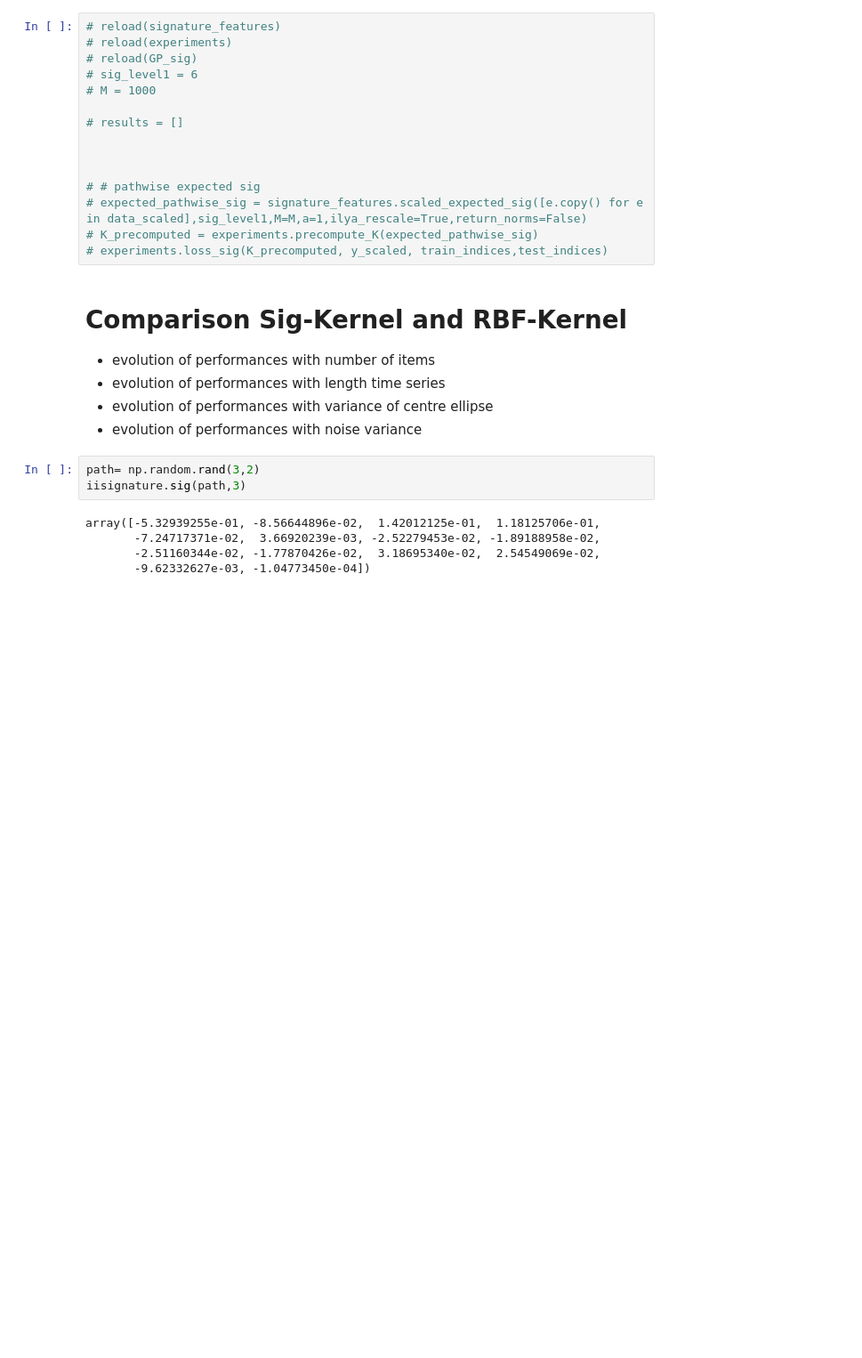
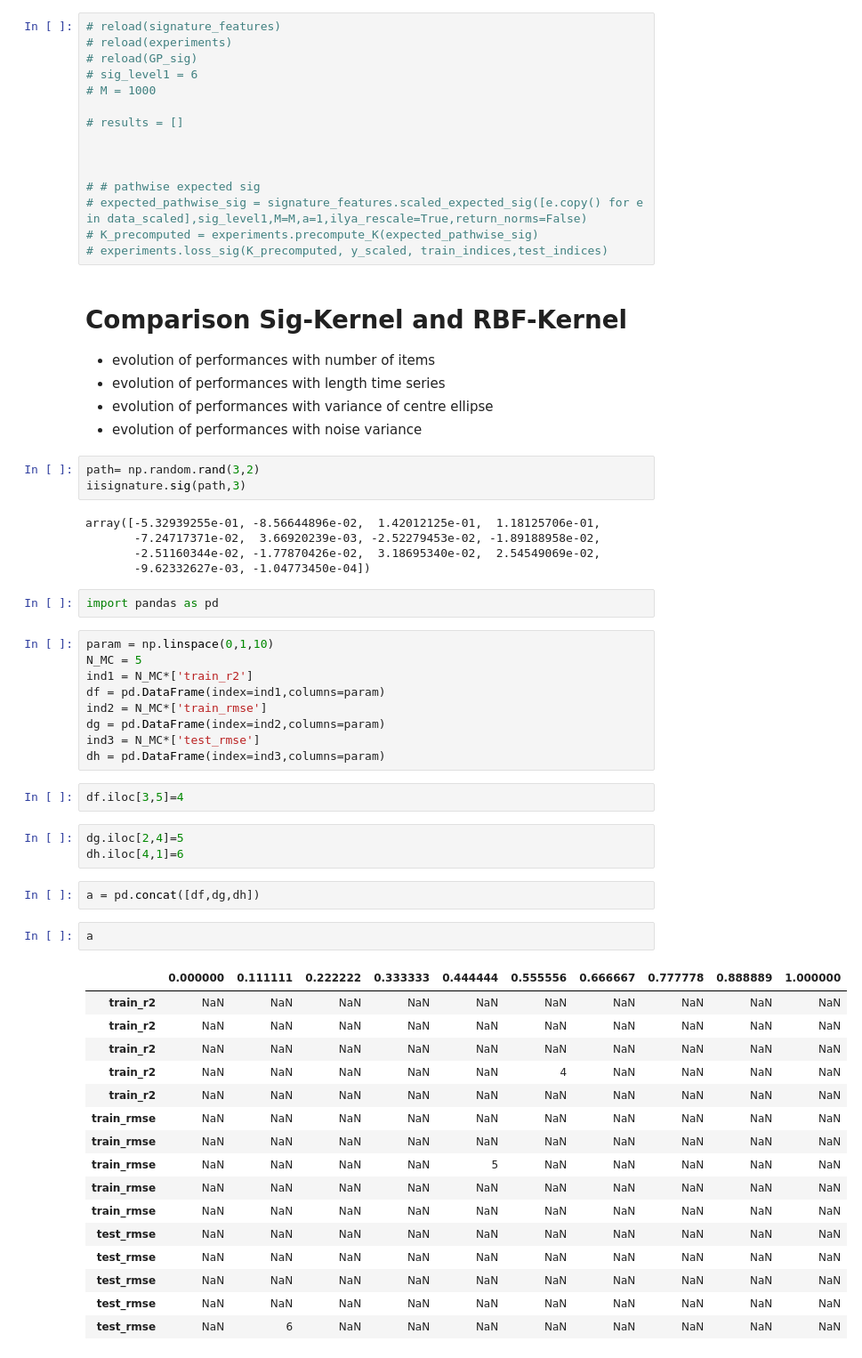
Before and after one commit to maudl3116/Distribution_Regression_Streams, a Jupyter notebook: Looking_For_Good_Synthetic_Datasets.ipynb, the cells around one changed output. Shown at 89% size. Cells and saved outputs as stored; diff of their text form; blank space fills up the shorter version.

```diff
--- a/Looking_For_Good_Synthetic_Datasets.ipynb
+++ b/Looking_For_Good_Synthetic_Datasets.ipynb
@@ -184,3 +166,40 @@ array([-5.32939255e-01, -8.56644896e-02,  1.42012125e-01,  1.18125706e-01,
        -7.24717371e-02,  3.66920239e-03, -2.52279453e-02, -1.89188958e-02,
        -2.51160344e-02, -1.77870426e-02,  3.18695340e-02,  2.54549069e-02,
        -9.62332627e-03, -1.04773450e-04])
+# %%
+import pandas as pd
+# %%
+param = np.linspace(0,1,10)
+N_MC = 5
+ind1 = N_MC*['train_r2']
+df = pd.DataFrame(index=ind1,columns=param)
+ind2 = N_MC*['train_rmse']
+dg = pd.DataFrame(index=ind2,columns=param)
+ind3 = N_MC*['test_rmse']
+dh = pd.DataFrame(index=ind3,columns=param)
+# %%
+df.iloc[3,5]=4
+# %%
+dg.iloc[2,4]=5
+dh.iloc[4,1]=6
+# %%
+a = pd.concat([df,dg,dh])
+# %%
+a
+# %% [output]
+|  | 0.000000 | 0.111111 | 0.222222 | 0.333333 | 0.444444 | 0.555556 | 0.666667 | 0.777778 | 0.888889 | 1.000000 |
+| train_r2 | NaN | NaN | NaN | NaN | NaN | NaN | NaN | NaN | NaN | NaN |
+| train_r2 | NaN | NaN | NaN | NaN | NaN | NaN | NaN | NaN | NaN | NaN |
+| train_r2 | NaN | NaN | NaN | NaN | NaN | NaN | NaN | NaN | NaN | NaN |
+| train_r2 | NaN | NaN | NaN | NaN | NaN | 4 | NaN | NaN | NaN | NaN |
+| train_r2 | NaN | NaN | NaN | NaN | NaN | NaN | NaN | NaN | NaN | NaN |
+| train_rmse | NaN | NaN | NaN | NaN | NaN | NaN | NaN | NaN | NaN | NaN |
+| train_rmse | NaN | NaN | NaN | NaN | NaN | NaN | NaN | NaN | NaN | NaN |
+| train_rmse | NaN | NaN | NaN | NaN | 5 | NaN | NaN | NaN | NaN | NaN |
+| train_rmse | NaN | NaN | NaN | NaN | NaN | NaN | NaN | NaN | NaN | NaN |
+| train_rmse | NaN | NaN | NaN | NaN | NaN | NaN | NaN | NaN | NaN | NaN |
+| test_rmse | NaN | NaN | NaN | NaN | NaN | NaN | NaN | NaN | NaN | NaN |
+| test_rmse | NaN | NaN | NaN | NaN | NaN | NaN | NaN | NaN | NaN | NaN |
+| test_rmse | NaN | NaN | NaN | NaN | NaN | NaN | NaN | NaN | NaN | NaN |
+| test_rmse | NaN | NaN | NaN | NaN | NaN | NaN | NaN | NaN | NaN | NaN |
+| test_rmse | NaN | 6 | NaN | NaN | NaN | NaN | NaN | NaN | NaN | NaN |
```
Also changed, not shown: parts of 3 cells of this notebook, 3 other files.
